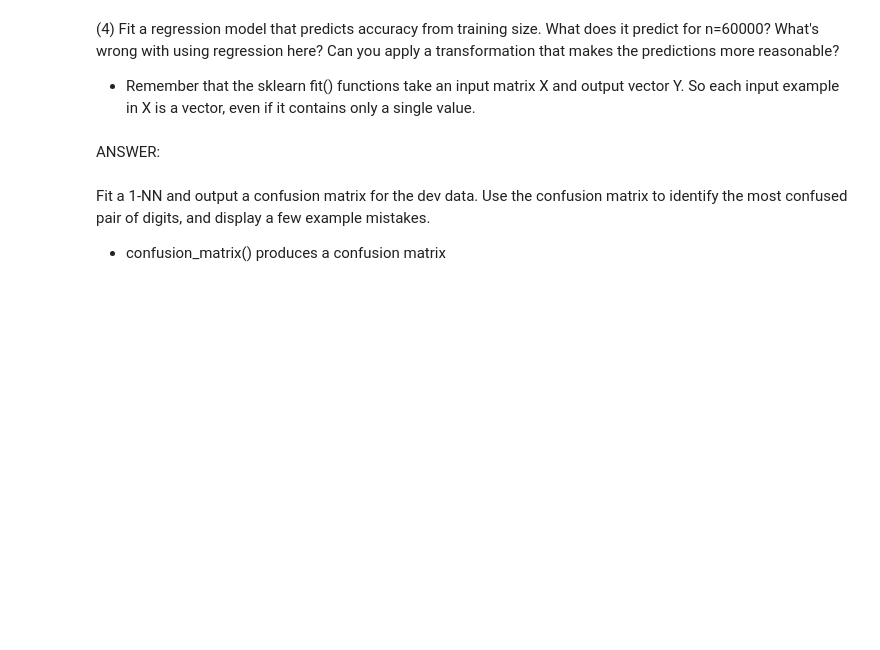
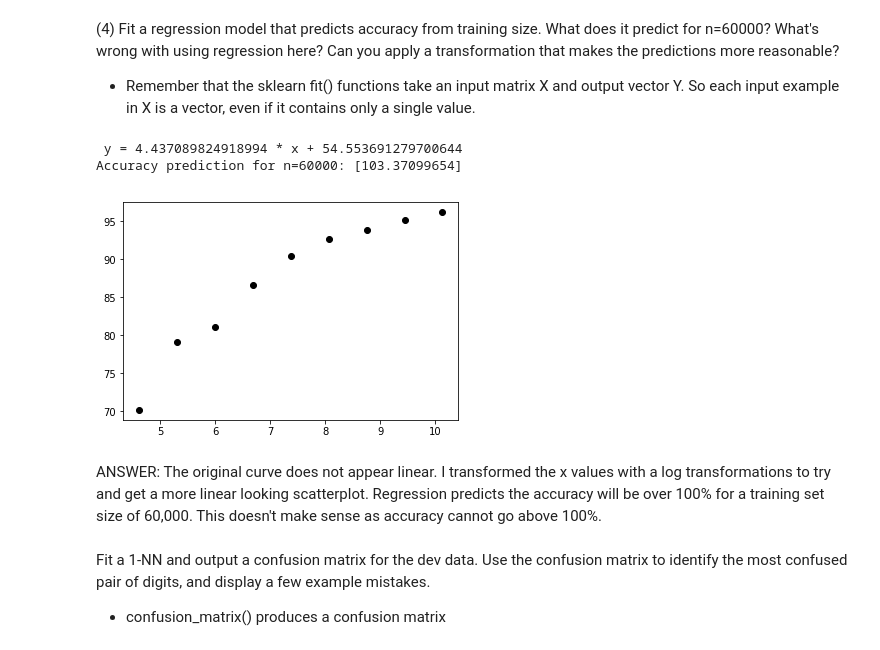
Before and after one commit to ahathaway821/w207_project1, a Jupyter notebook: alexander_hathaway_p1.ipynb, the cells around one changed output. Cells and saved outputs as stored; diff of their text form; code cells hidden in the pictures; blank space fills up the shorter version.

```diff
--- a/alexander_hathaway_p1.ipynb
+++ b/alexander_hathaway_p1.ipynb
@@ -280,5 +271,30 @@ K value: 1 | Training Size: 25000 | Overall Accuracy: 0.962 | Time Elapsed: 34.1
-# %% [markdown]
-ANSWER:
+# %%
+def P4():
+
+### STUDENT START ###
+    #x_values = map(lambda x: [x], train_sizes)
+    x_values = [np.log(i) for i in train_sizes]
+    x_values = np.array(x_values).reshape(-1,1)
+    y_values = [i * 100 for i in accuracies] # Convert decimals to percentages
+    reg = LinearRegression().fit(x_values, y_values)
+
+    m = reg.coef_[0]
+    b = reg.intercept_
+    print(' y = {0} * x + {1}'.format(m, b))
+    plt.scatter(x_values, y_values,  color='black')
+
+    test_size = 60000
+    print(f'Accuracy prediction for n={test_size}: {reg.predict(np.array([[np.log(test_size)]]))}')
+
+### STUDENT END ###
+
+P4()
+# %% [output]
+ y = 4.437089824918994 * x + 54.553691279700644
+Accuracy prediction for n=60000: [103.37099654]
+[figure, added]
+# %% [markdown]
+ANSWER: The original curve does not appear linear. I transformed the x values with a log transformations to try and get a more linear looking scatterplot. Regression predicts the accuracy will be over 100% for a training set size of 60,000. This doesn't make sense as accuracy cannot go above 100%.
 # %% [markdown]
 Fit a 1-NN and output a confusion matrix for the dev data. Use the confusion matrix to identify the most confused pair of digits, and display a few example mistakes.
 
```
Also changed, not shown: parts of 1 cell of this notebook.
